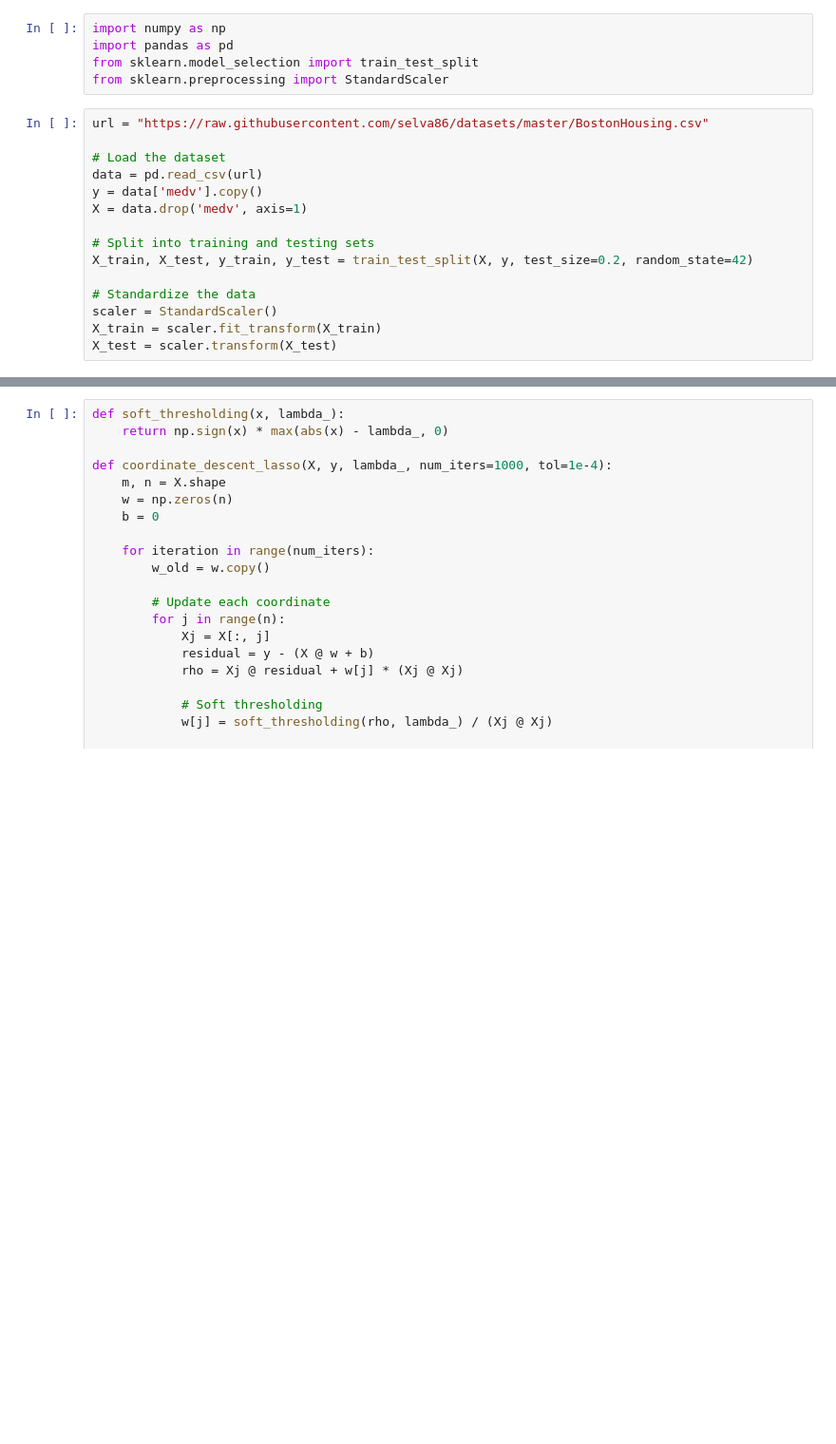
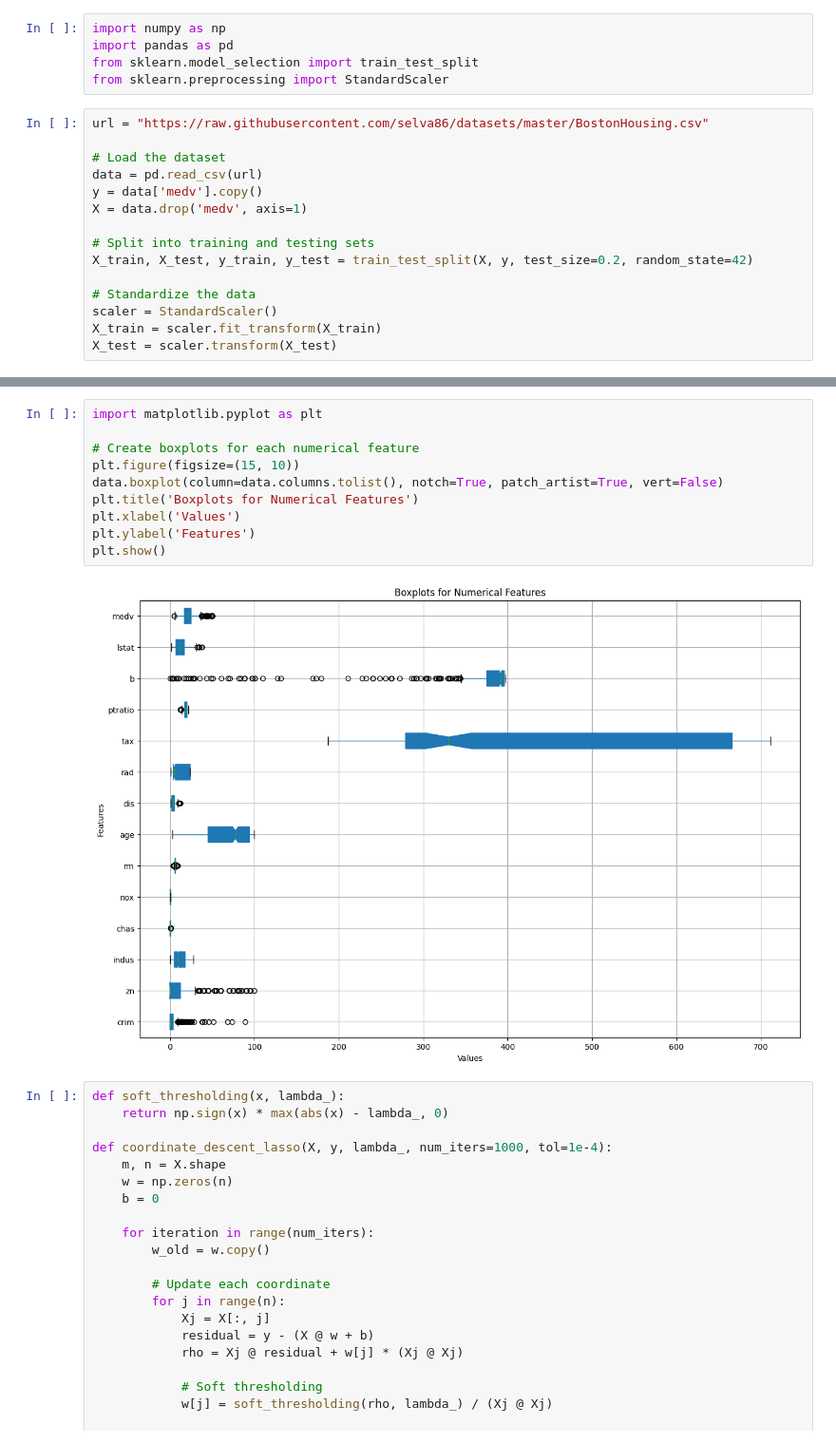
Before and after one commit to sameer-ahmed92167/DS221_PROJECT, a Jupyter notebook: DS221_project.ipynb, the cells around one changed output, grey strips where cells are left out. Shown: that part at 95% size. Saved outputs shown, nothing was run; the diff lists cells and outputs as text; blank space fills up the shorter version.

```diff
--- a/DS221_project.ipynb
+++ b/DS221_project.ipynb
@@ -21,3 +80,15 @@ X_test = scaler.transform(X_test)
+# %%
+import matplotlib.pyplot as plt
+
+# Create boxplots for each numerical feature
+plt.figure(figsize=(15, 10))
+data.boxplot(column=data.columns.tolist(), notch=True, patch_artist=True, vert=False)
+plt.title('Boxplots for Numerical Features')
+plt.xlabel('Values')
+plt.ylabel('Features')
+plt.show()
+# %% [output]
+[figure, added]
 # %%
 def soft_thresholding(x, lambda_):
     return np.sign(x) * max(abs(x) - lambda_, 0)
```
Also changed, not shown: parts of 10 cells of this notebook.
